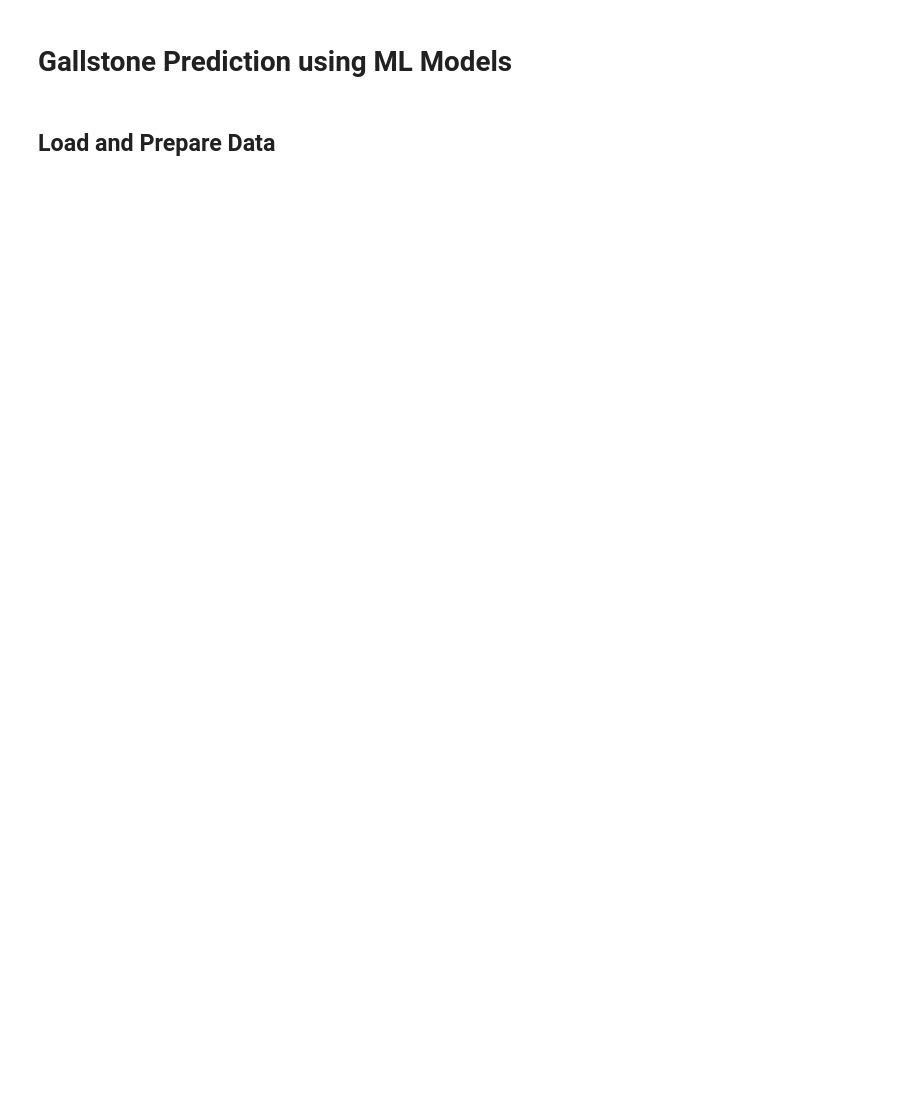
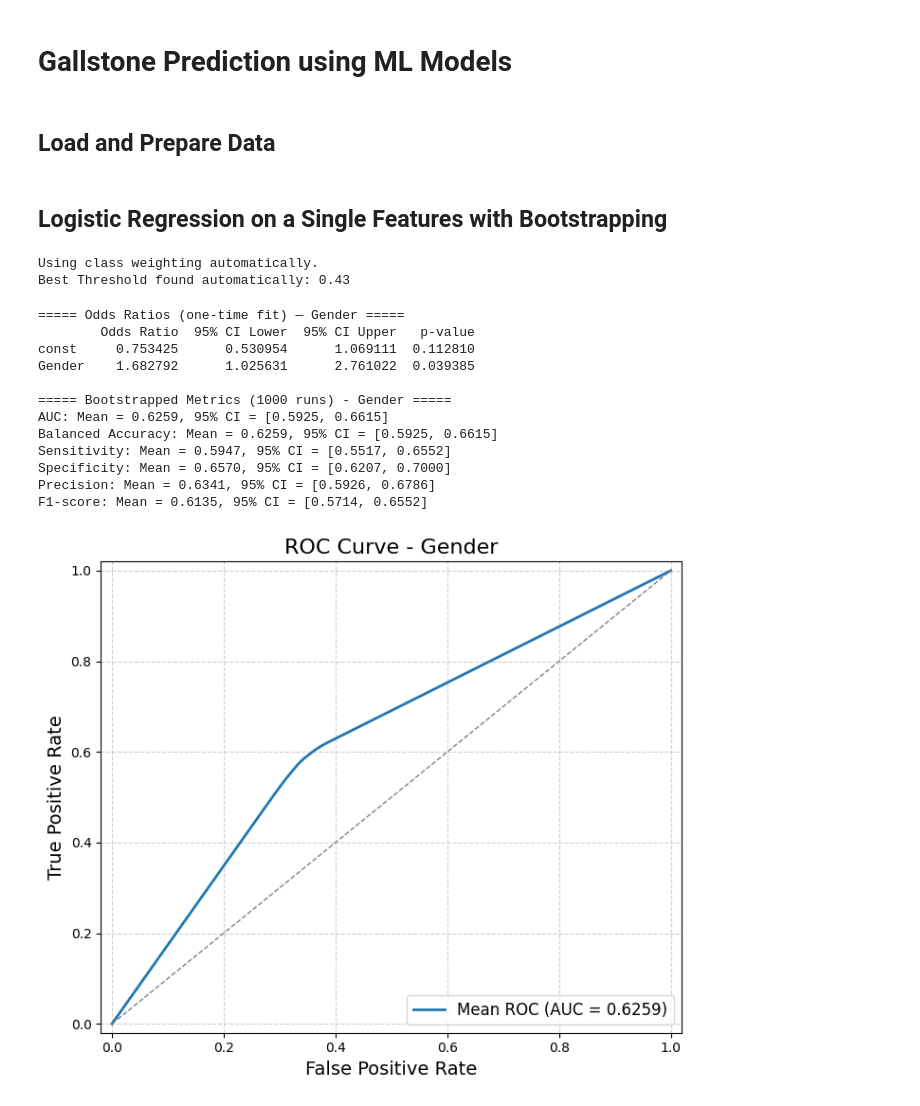
Before and after one commit to GitLars0/Dat-540-Prosjekt, a Jupyter notebook: gallstone_analysis.ipynb, the cells around one changed output. Saved outputs shown, nothing was run; the diff lists cells and outputs as text; code cells hidden in the pictures; blank space fills up the shorter version.

Commit message:
Feat: Logistic Regression on a single feature

```diff
--- a/gallstone_analysis.ipynb
+++ b/gallstone_analysis.ipynb
@@ -35,3 +35,55 @@ df = pd.read_csv("data/gallstone_data_train_test_split.csv")
 # Split into train and test based on 'Set' column
 df_train = df[df['Set'] == 'train']
 df_test = df[df['Set'] == 'test']
+# %% [markdown]
+## Logistic Regression on a Single Features with Bootstrapping
+# %%
+# Define a gender feature and target
+gender_feature = 'Gender'
+target = 'Gallstone Status'
+
+# Separate features and target for train and test sets
+X_train = df_train[[gender_feature]]
+y_train = df_train[target]
+X_test = df_test[[gender_feature]]
+y_test = df_test[target]
+
+# Logistic Regression on Gender Feature with Bootstrapping
+gender_model = bootstrap_metrics(
+    df_train=X_train,
+    df_test=X_test,
+    independent_vars=['Gender'],
+    dep_var_train=y_train,
+    dep_var_test=y_test,
+    n_bootstrap=1000,
+)
+
+# Display results
+print("\n===== Odds Ratios (one-time fit) — Gender =====")
+print(gender_model["Odds Ratios (one-time fit)"])
+
+print("\n===== Bootstrapped Metrics (1000 runs) - Gender =====")
+for metric, (mean, ci) in gender_model["Bootstrapped Metrics"].items():
+    print(f"{metric}: Mean = {mean:.4f}, 95% CI = [{ci[0]:.4f}, {ci[1]:.4f}]")
+
+
+plot_bootstrapped_roc_curve(
+    gender_model["Bootstrapped ROC Curve"],
+    title="ROC Curve - Gender"
+)
+# %% [output]
+Using class weighting automatically.
+Best Threshold found automatically: 0.43
+===== Odds Ratios (one-time fit) — Gender =====
+        Odds Ratio  95% CI Lower  95% CI Upper   p-value
+const     0.753425      0.530954      1.069111  0.112810
+Gender    1.682792      1.025631      2.761022  0.039385
+
+===== Bootstrapped Metrics (1000 runs) - Gender =====
+AUC: Mean = 0.6259, 95% CI = [0.5925, 0.6615]
+Balanced Accuracy: Mean = 0.6259, 95% CI = [0.5925, 0.6615]
+Sensitivity: Mean = 0.5947, 95% CI = [0.5517, 0.6552]
+Specificity: Mean = 0.6570, 95% CI = [0.6207, 0.7000]
+Precision: Mean = 0.6341, 95% CI = [0.5926, 0.6786]
+F1-score: Mean = 0.6135, 95% CI = [0.5714, 0.6552]
+[figure, added]
```
Also changed, not shown: 2 other files.
